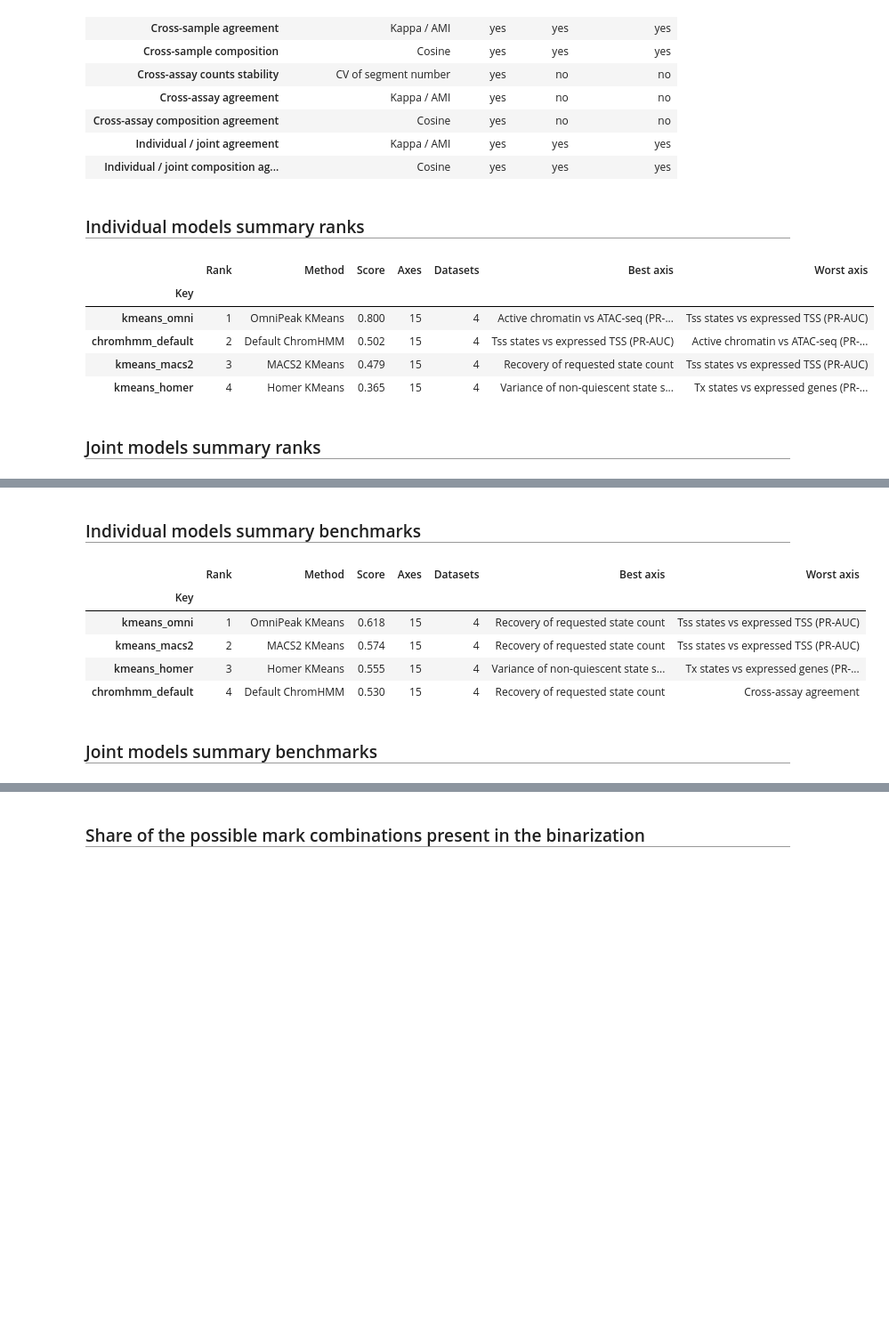
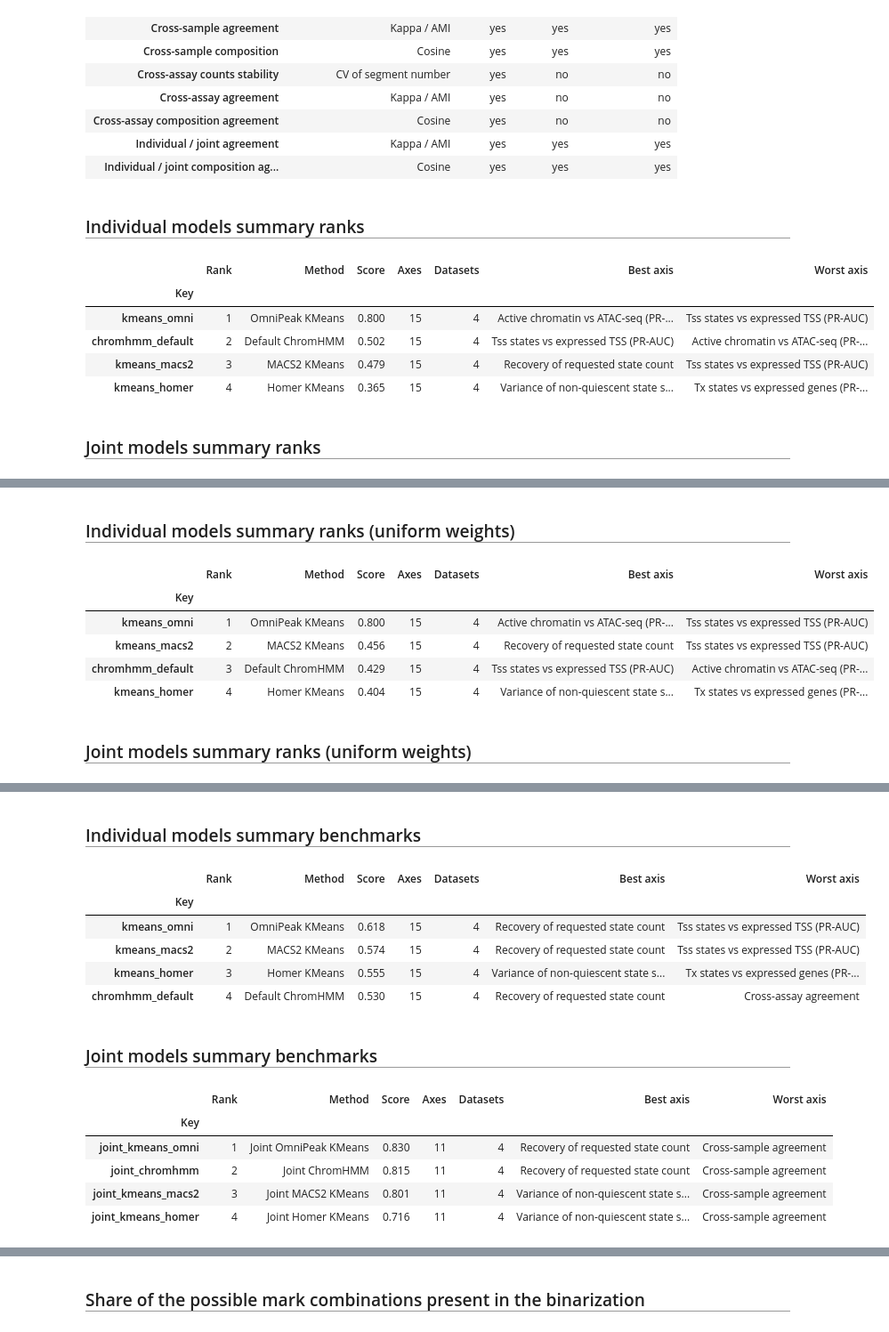
Before and after one commit to JetBrains-Research/segmentations, a Jupyter notebook: summary.ipynb, the cells around one changed output, grey strips where cells are left out. Shown at 89% size. Saved outputs shown, nothing was run; the diff lists cells and outputs as text; code cells hidden in the pictures; blank space fills up the shorter version.

Commit message:
Plot uniformly weighted summary ranks

```diff
--- a/summary.ipynb
+++ b/summary.ipynb
@@ -2171,14 +2172,15 @@ def dataset_scores(scored):
             .reindex(index=METHODS, columns=DATASETS))
 
 
-def summary_ranking(scored, methods, table=None):
+def summary_ranking(scored, methods, table=None, axis_weights=None):
     """Rank `methods` among themselves over the axes that group is scored
     on."""
     table = axis_scores(scored) if table is None else table
     methods = [m for m in methods if m != REFERENCE]
     table = table.loc[[m for m in methods if m in table.index]]
     table = table[[a for a in table.columns if table[a].notna().any()]]
-    weights = np.array([AXIS_WEIGHTS.get(a, 1.0) for a in table.columns])
+    axis_weights = AXIS_WEIGHTS if axis_weights is None else axis_weights
+    weights = np.array([axis_weights.get(a, 1.0) for a in table.columns])
     scores = (table * weights).sum(axis=1) / (table.notna() * weights).sum(axis=1)
     ranking = pd.DataFrame({
         "Method": [utils.display_name(m) for m in table.index],
@@ -2213,6 +2215,12 @@ df_ranking_individual = summary_ranking(df_scored,
                                         [m for m in INDIVIDUAL_METHODS if m != REFERENCE],
                                         table_scores)
 df_ranking_joint = summary_ranking(df_scored, JOINT_METHODS, table_scores)
+df_ranking_individual_uni = summary_ranking(df_scored,
+                                            [m for m in INDIVIDUAL_METHODS if m != REFERENCE],
+                                            table_scores,
+                                            axis_weights={})
+df_ranking_joint_uni = summary_ranking(df_scored, JOINT_METHODS, table_scores,
+                                       axis_weights={})
 df_benchmarks_individual = summary_ranking(df_scored,
                                            [m for m in INDIVIDUAL_METHODS if m != REFERENCE],
                                            table_features)
@@ -2236,6 +2244,8 @@ for name, frame, index in [("evidence", df_scored, False),
                            ("feature_coverage", table_coverage, True),
                            ("ranking_individual", df_ranking_individual, True),
                            ("ranking_joint", df_ranking_joint, True),
+                           ("ranking_individual_uni", df_ranking_individual_uni, True),
+                           ("ranking_joint_uni", df_ranking_joint_uni, True),
                            ("benchmarks_individual", df_benchmarks_individual, True),
                            ("benchmarks_joint", df_benchmarks_joint, True),
                            ("incomplete_segmentations", df_incomplete, False),
@@ -3328,6 +3349,13 @@ for group, ranking in [
                  f"{OUT}/ranking_all_{group}.pdf",
                  title=f"Summary ranks of the {group} models",
                  xlabel="Summary rank score")
+for group, ranking in [
+        ("individual", df_ranking_individual_uni),
+        ("joint", df_ranking_joint_uni)]:
+    plot_ranking(ranking, table_scores, group,
+                 f"{OUT}/ranking_all_{group}_uni.pdf",
+                 title=f"Summary ranks of the {group} models",
+                 xlabel="Summary rank score")
 plot_segment_counts(df_segment_counts, OUT)
 plot_annotated_share(df_annotated, OUT)
 plot_entropy_figures(df_entropy_summary, OUT)
@@ -3623,34 +3651,38 @@ Feature coverage
 # %%
 for group, ranking in [("individual", df_ranking_individual),
                        ("joint", df_ranking_joint)]:
     header(f"{group.capitalize()} models summary ranks")
     display(ranking.round(3))
+for group, ranking in [("individual", df_ranking_individual_uni),
+                       ("joint", df_ranking_joint_uni)]:
+    header(f"{group.capitalize()} models summary ranks (uniform weights)")
+    display(ranking.round(3))
 for group, ranking in [("individual", df_benchmarks_individual),
                        ("joint", df_benchmarks_joint)]:
     header(f"{group.capitalize()} models summary benchmarks")
     display(ranking.round(3))
 # %% [output]
 Individual models summary ranks
 |  | Rank | Method | Score | Axes | Datasets | Best axis | Worst axis |
 | Key |  |  |  |  |  |  |  |
 | kmeans_omni | 1 | OmniPeak KMeans | 0.800 | 15 | 4 | Active chromatin vs ATAC-seq (PR-... | Tss states vs expressed TSS (PR-AUC) |
 | chromhmm_default | 2 | Default ChromHMM | 0.502 | 15 | 4 | Tss states vs expressed TSS (PR-AUC) | Active chromatin vs ATAC-seq (PR-... |
 | kmeans_macs2 | 3 | MACS2 KMeans | 0.479 | 15 | 4 | Recovery of requested state count | Tss states vs expressed TSS (PR-AUC) |
 | kmeans_homer | 4 | Homer KMeans | 0.365 | 15 | 4 | Variance of non-quiescent state s... | Tx states vs expressed genes (PR-... |
 Joint models summary ranks
 |  | Rank | Method | Score | Axes | Datasets | Best axis | Worst axis |
 | Key |  |  |  |  |  |  |  |
 | joint_chromhmm | 1 | Joint ChromHMM | 0.757 | 11 | 4 | Replicate agreement | Individual / joint agreement |
 | joint_kmeans_omni | 2 | Joint OmniPeak KMeans | 0.685 | 11 | 4 | Recovery of requested state count | Replicate composition |
 | joint_kmeans_macs2 | 3 | Joint MACS2 KMeans | 0.351 | 11 | 4 | Cross-sample composition | Replicate emission similarity |
 | joint_kmeans_homer | 4 | Joint Homer KMeans | 0.288 | 11 | 4 | Variance of non-quiescent state s... | Recovery of requested state count |
-Individual models summary benchmarks
+Individual models summary ranks (uniform weights)
 |  | Rank | Method | Score | Axes | Datasets | Best axis | Worst axis |
 | Key |  |  |  |  |  |  |  |
-| kmeans_omni | 1 | OmniPeak KMeans | 0.618 | 15 | 4 | Recovery of requested state count | Tss states vs expressed TSS (PR-AUC) |
-| kmeans_macs2 | 2 | MACS2 KMeans | 0.574 | 15 | 4 | Recovery of requested state count | Tss states vs expressed TSS (PR-AUC) |
-| kmeans_homer | 3 | Homer KMeans | 0.555 | 15 | 4 | Variance of non-quiescent state s... | Tx states vs expressed genes (PR-... |
-| chromhmm_default | 4 | Default ChromHMM | 0.530 | 15 | 4 | Recovery of requested state count | Cross-assay agreement |
+| kmeans_omni | 1 | OmniPeak KMeans | 0.800 | 15 | 4 | Active chromatin vs ATAC-seq (PR-... | Tss states vs expressed TSS (PR-AUC) |
+| kmeans_macs2 | 2 | MACS2 KMeans | 0.456 | 15 | 4 | Recovery of requested state count | Tss states vs expressed TSS (PR-AUC) |
+| chromhmm_default | 3 | Default ChromHMM | 0.429 | 15 | 4 | Tss states vs expressed TSS (PR-AUC) | Active chromatin vs ATAC-seq (PR-... |
+| kmeans_homer | 4 | Homer KMeans | 0.404 | 15 | 4 | Variance of non-quiescent state s... | Tx states vs expressed genes (PR-... |
-Joint models summary benchmarks
+Joint models summary ranks (uniform weights)
 |  | Rank | Method | Score | Axes | Datasets | Best axis | Worst axis |
 | Key |  |  |  |  |  |  |  |
@@ -3661,3 +3693,17 @@ Joint models summary benchmarks
+Individual models summary benchmarks
+|  | Rank | Method | Score | Axes | Datasets | Best axis | Worst axis |
+| Key |  |  |  |  |  |  |  |
+| kmeans_omni | 1 | OmniPeak KMeans | 0.618 | 15 | 4 | Recovery of requested state count | Tss states vs expressed TSS (PR-AUC) |
+| kmeans_macs2 | 2 | MACS2 KMeans | 0.574 | 15 | 4 | Recovery of requested state count | Tss states vs expressed TSS (PR-AUC) |
+| kmeans_homer | 3 | Homer KMeans | 0.555 | 15 | 4 | Variance of non-quiescent state s... | Tx states vs expressed genes (PR-... |
+| chromhmm_default | 4 | Default ChromHMM | 0.530 | 15 | 4 | Recovery of requested state count | Cross-assay agreement |
+Joint models summary benchmarks
+|  | Rank | Method | Score | Axes | Datasets | Best axis | Worst axis |
+| Key |  |  |  |  |  |  |  |
+| joint_kmeans_omni | 1 | Joint OmniPeak KMeans | 0.830 | 11 | 4 | Recovery of requested state count | Cross-sample agreement |
+| joint_chromhmm | 2 | Joint ChromHMM | 0.815 | 11 | 4 | Recovery of requested state count | Cross-sample agreement |
+| joint_kmeans_macs2 | 3 | Joint MACS2 KMeans | 0.801 | 11 | 4 | Variance of non-quiescent state s... | Cross-sample agreement |
+| joint_kmeans_homer | 4 | Joint Homer KMeans | 0.716 | 11 | 4 | Variance of non-quiescent state s... | Cross-sample agreement |
 # %%
 header(f"Replicate {KAPPA_DISPLAY} per state family")
 display(family_table(df_rep_families, KAPPA_DISPLAY)
```
Also changed, not shown: parts of 5 cells of this notebook, 1 other file.
